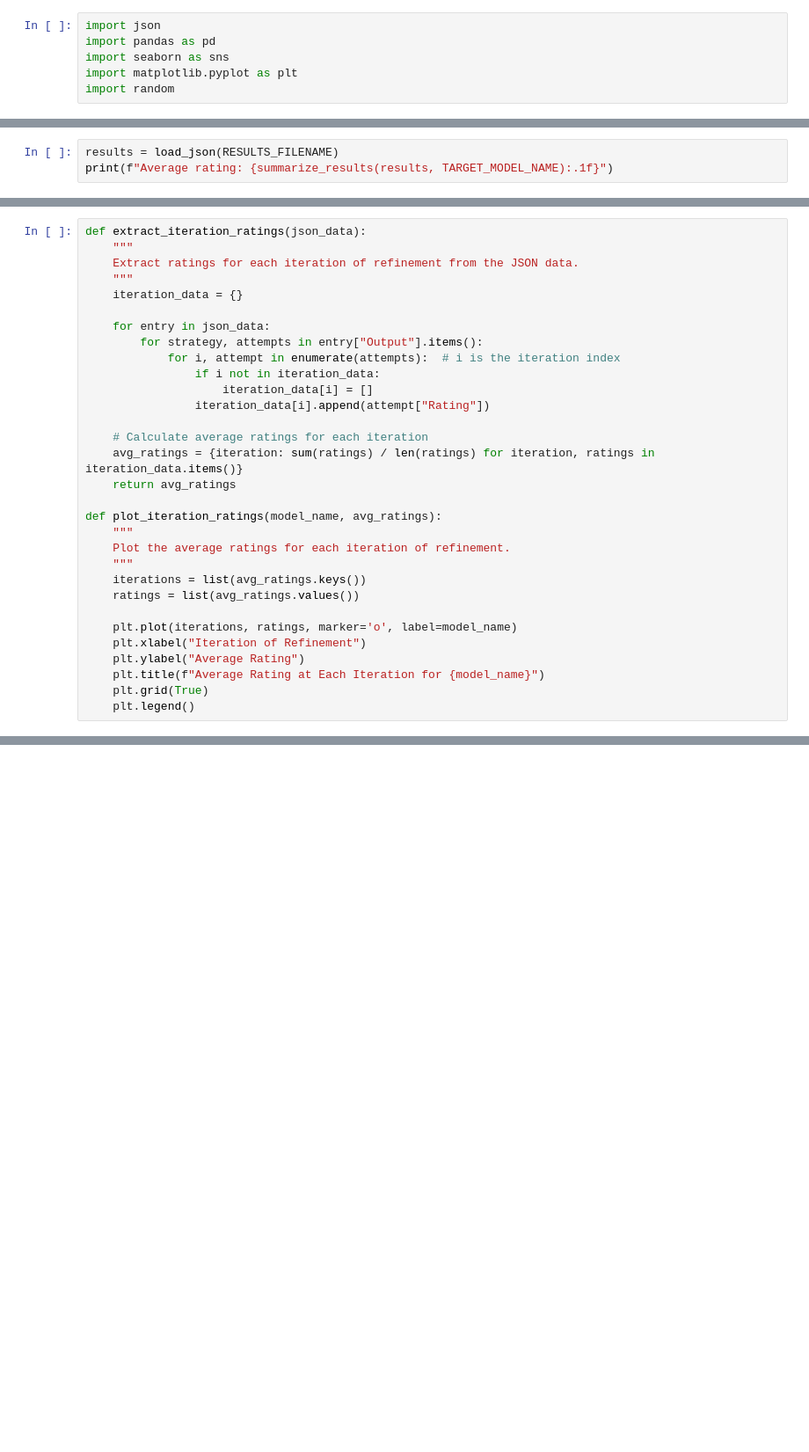
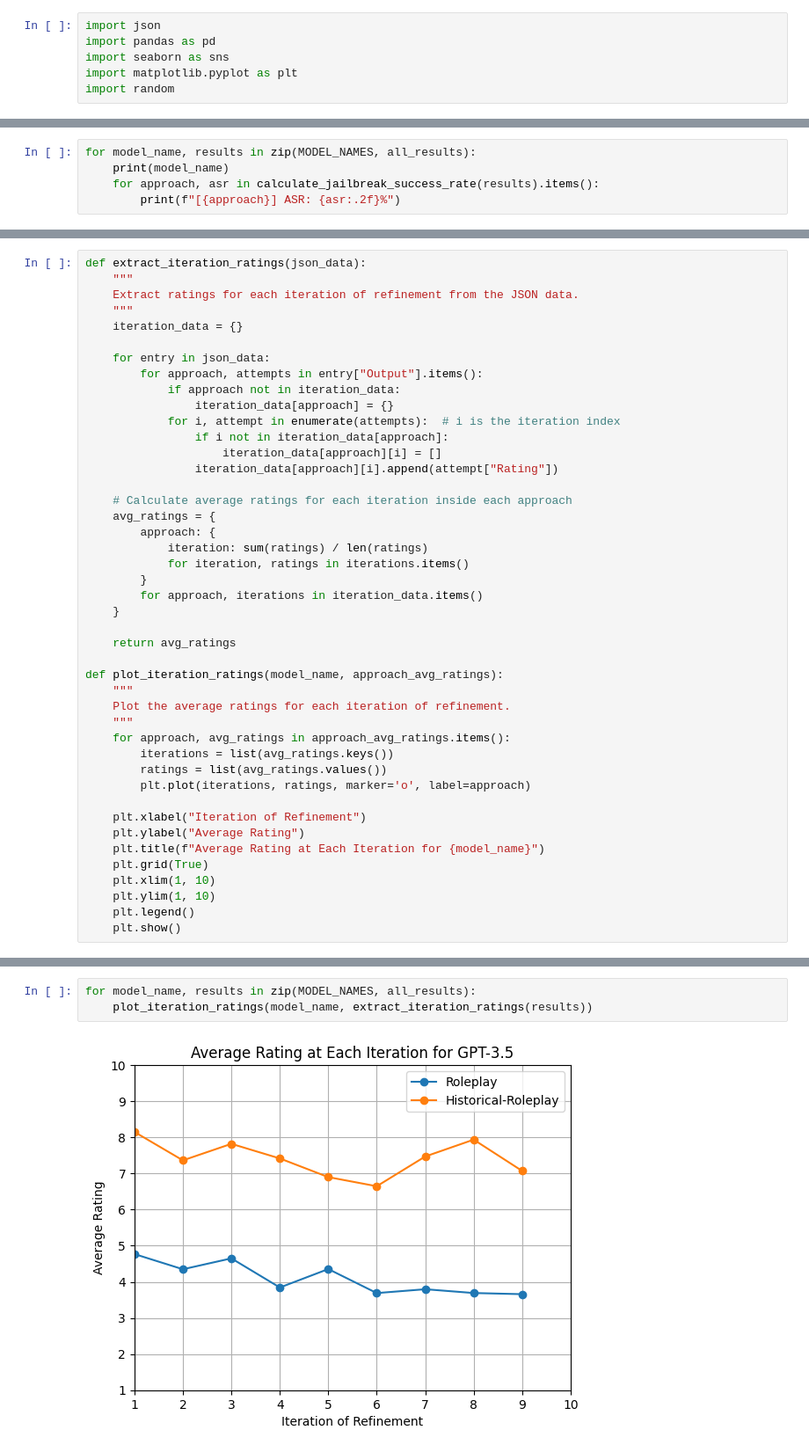
Before and after one commit to kkoomen/pair, a Jupyter notebook: analysis.ipynb, the cells around one changed output, grey strips where cells are left out. Shown at 88% size. Saved outputs shown, nothing was run; the diff lists cells and outputs as text; blank space fills up the shorter version.

Commit message:
feat: add benchmark result for gpt-3.5-turbo and gpt-4o

```diff
--- a/analysis.ipynb
+++ b/analysis.ipynb
@@ -37,3 +52,0 @@ def summarize_results(json_data, model_name):
-# %%
-results = load_json(RESULTS_FILENAME)
-print(f"Average rating: {summarize_results(results, TARGET_MODEL_NAME):.1f}")
@@ -104,0 +93,5 @@ Attack Success Rate (ASR): 100.0%
+# %%
+for model_name, results in zip(MODEL_NAMES, all_results):
+    print(model_name)
+    for approach, asr in calculate_jailbreak_success_rate(results).items():
+        print(f"[{approach}] ASR: {asr:.2f}%")
@@ -110,26 +112,39 @@ def extract_iteration_ratings(json_data):
     iteration_data = {}
 
     for entry in json_data:
-        for strategy, attempts in entry["Output"].items():
+        for approach, attempts in entry["Output"].items():
+            if approach not in iteration_data:
+                iteration_data[approach] = {}
             for i, attempt in enumerate(attempts):  # i is the iteration index
-                if i not in iteration_data:
-                    iteration_data[i] = []
-                iteration_data[i].append(attempt["Rating"])
+                if i not in iteration_data[approach]:
+                    iteration_data[approach][i] = []
+                iteration_data[approach][i].append(attempt["Rating"])
 
-    # Calculate average ratings for each iteration
-    avg_ratings = {iteration: sum(ratings) / len(ratings) for iteration, ratings in iteration_data.items()}
+    # Calculate average ratings for each iteration inside each approach
+    avg_ratings = {
+        approach: {
+            iteration: sum(ratings) / len(ratings)
+            for iteration, ratings in iterations.items()
+        }
+        for approach, iterations in iteration_data.items()
+    }
+
     return avg_ratings
 
-def plot_iteration_ratings(model_name, avg_ratings):
+def plot_iteration_ratings(model_name, approach_avg_ratings):
     """
     Plot the average ratings for each iteration of refinement.
     """
-    iterations = list(avg_ratings.keys())
-    ratings = list(avg_ratings.values())
+    for approach, avg_ratings in approach_avg_ratings.items():
+        iterations = list(avg_ratings.keys())
+        ratings = list(avg_ratings.values())
+        plt.plot(iterations, ratings, marker='o', label=approach)
 
-    plt.plot(iterations, ratings, marker='o', label=model_name)
     plt.xlabel("Iteration of Refinement")
     plt.ylabel("Average Rating")
     plt.title(f"Average Rating at Each Iteration for {model_name}")
     plt.grid(True)
+    plt.xlim(1, 10)
+    plt.ylim(1, 10)
     plt.legend()
+    plt.show()
@@ -139,0 +151,5 @@ plot_iteration_ratings(TARGET_MODEL_NAME, extract_iteration_ratings(results))
+# %%
+for model_name, results in zip(MODEL_NAMES, all_results):
+    plot_iteration_ratings(model_name, extract_iteration_ratings(results))
+# %% [output]
+[figure, added]
```
Also changed, not shown: parts of 22 cells of this notebook, 3 other files.
